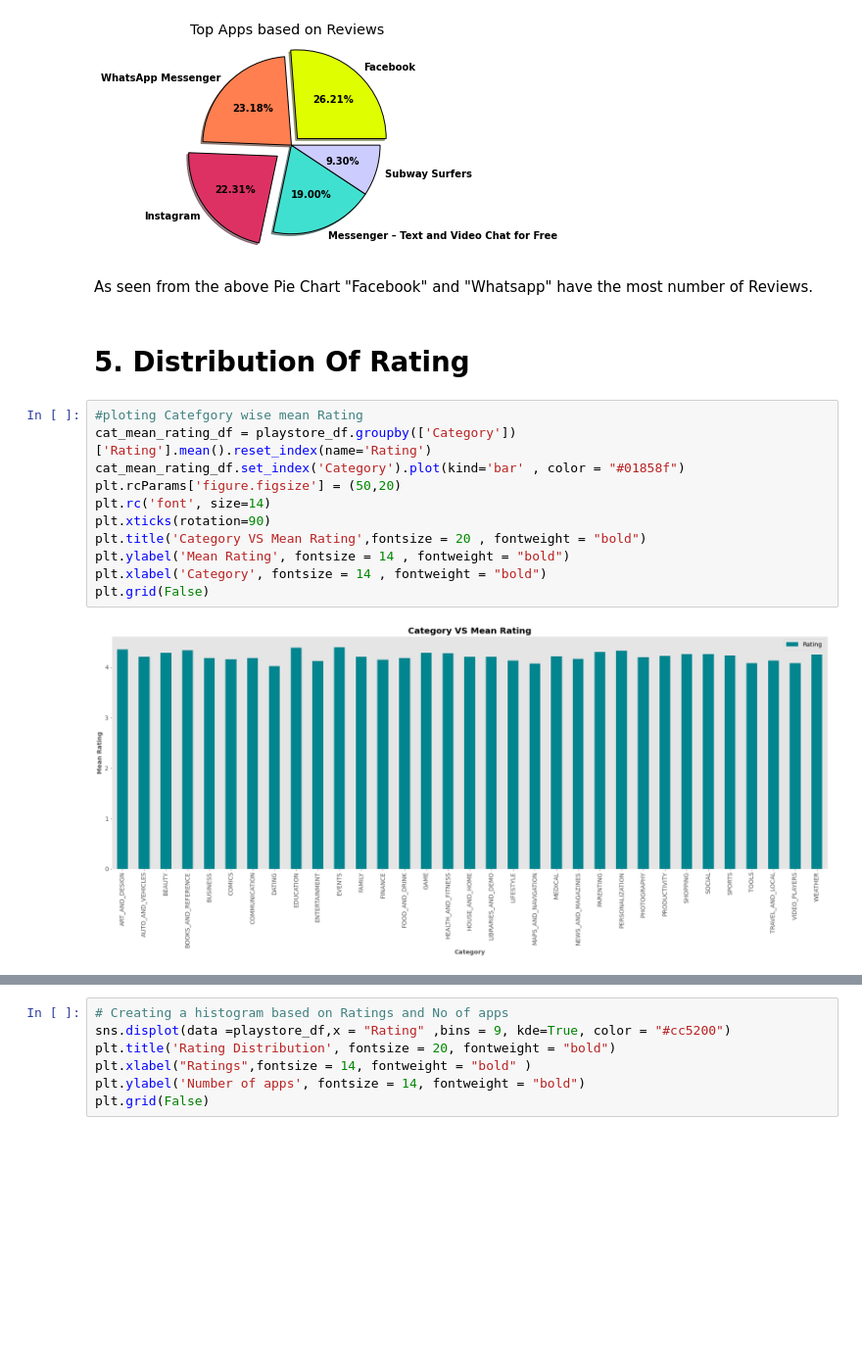
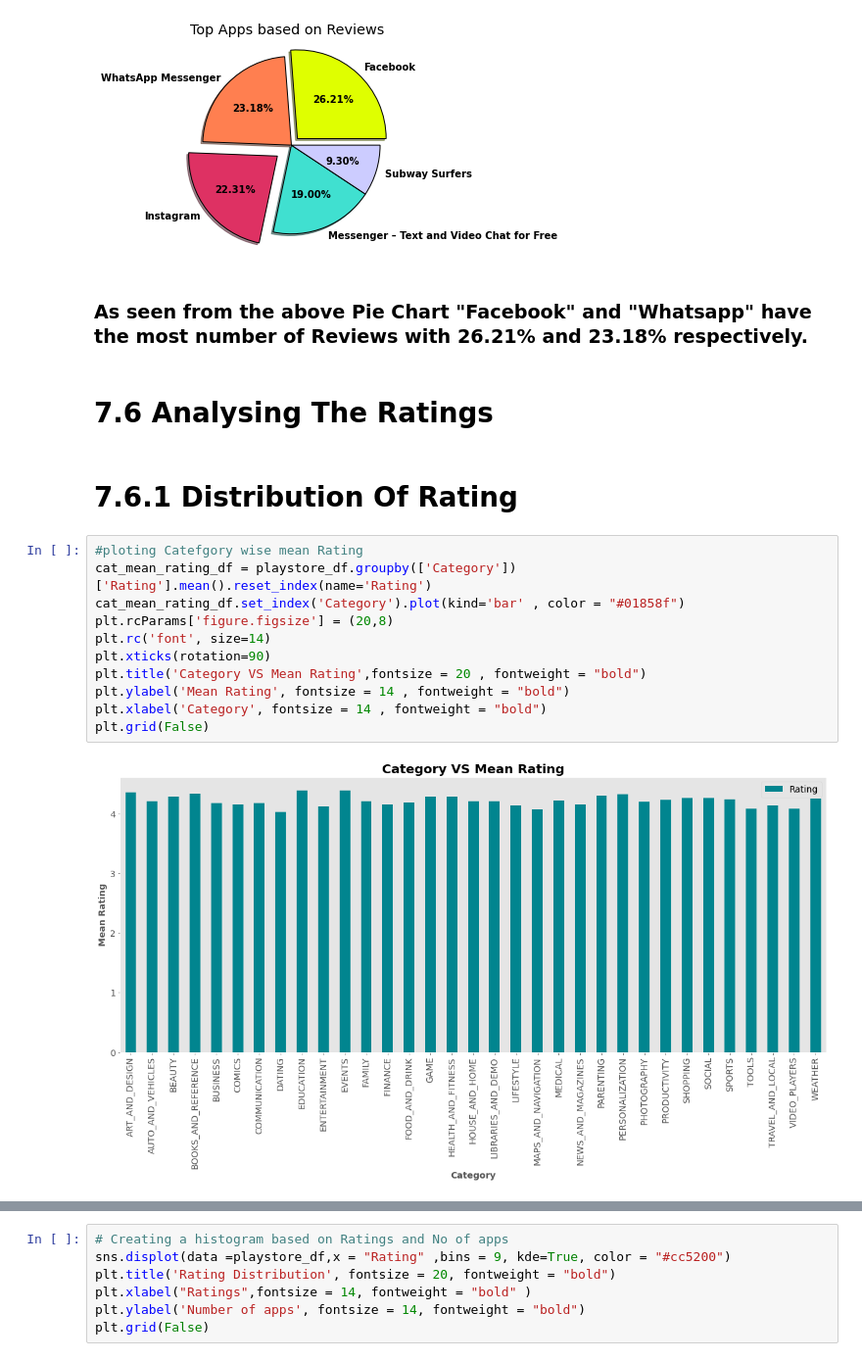
Before and after one commit to divyakedia/playstore-data-analysis, a Jupyter notebook: EDA_CAPSTONE_FINAL.ipynb, the cells around one changed output, grey strips where cells are left out. Shown at 98% size. Cells and saved outputs as stored; diff of their text form; blank space fills up the shorter version.

```diff
--- a/EDA_CAPSTONE_FINAL.ipynb
+++ b/EDA_CAPSTONE_FINAL.ipynb
@@ -655,20 +688,22 @@ plt.show()
 # %% [output]
 [figure]
 # %% [markdown]
-As seen from the above Pie Chart "Facebook" and "Whatsapp" have the most number of Reviews.
+### **As seen from the above Pie Chart "Facebook" and "Whatsapp" have the most number of Reviews with 26.21% and 23.18% respectively.**
+# %% [markdown]
+# 7.6 Analysing The Ratings
 # %% [markdown]
-# 5. Distribution Of Rating
+# 7.6.1 Distribution Of Rating
 # %%
 #ploting Catefgory wise mean Rating
 cat_mean_rating_df = playstore_df.groupby(['Category'])['Rating'].mean().reset_index(name='Rating')
 cat_mean_rating_df.set_index('Category').plot(kind='bar' , color = "#01858f")
-plt.rcParams['figure.figsize'] = (50,20)
+plt.rcParams['figure.figsize'] = (20,8)
 plt.rc('font', size=14)
 plt.xticks(rotation=90)
 plt.title('Category VS Mean Rating',fontsize = 20 , fontweight = "bold")
 plt.ylabel('Mean Rating', fontsize = 14 , fontweight = "bold")
 plt.xlabel('Category', fontsize = 14 , fontweight = "bold")
 plt.grid(False)
 # %% [output]
-[figure, old version]
+[figure, new version]
 # %% [markdown]
```
Also changed, not shown: parts of 49 cells of this notebook.
